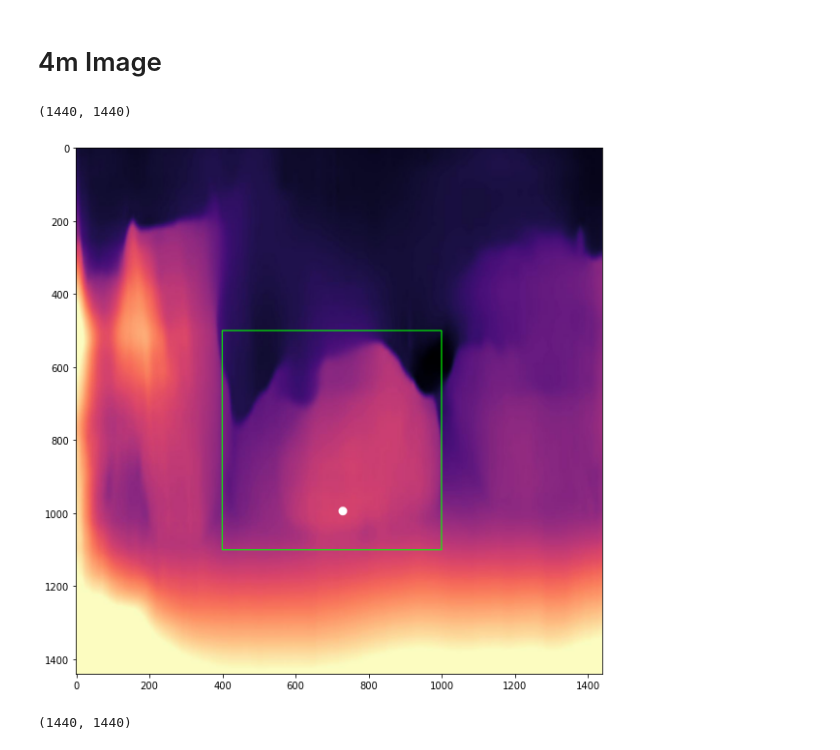
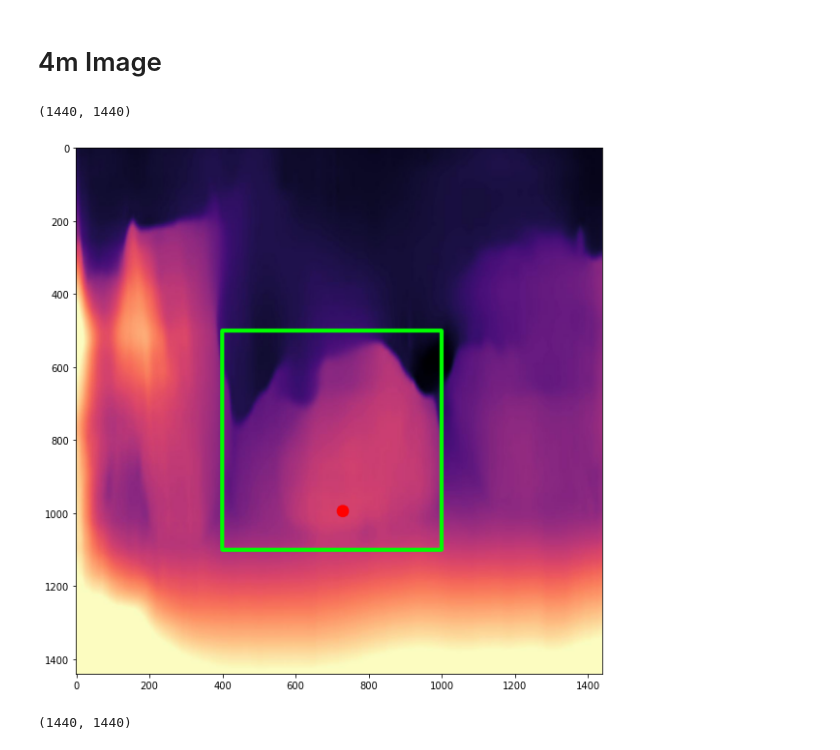
Before and after one commit to jhlee508/Colab, a Jupyter notebook: monodepth2_test.ipynb, the cells around one changed output. Drawn from its saved outputs; the diff is of its cells as text; code cells hidden in the pictures.

```diff
--- a/monodepth2_test.ipynb
+++ b/monodepth2_test.ipynb
@@ -116,23 +108,23 @@ Brightest Pixel Value: 0.15021245
 # %%
 depth_image_PIL = Image.open('/content/4m_disp.jpeg')
 
 # 이미지 크기 출력
 print(depth_image_PIL.size)
 
 pt1_1 = (400, 500)
 pt1_2 = (1000, 1100)
 
 box_image = np.array(depth_image_PIL)
-box_image = cv2.rectangle(box_image, pt1=pt1_1, pt2=pt1_2, color=(0,255,0), thickness=2)
-box_image = cv2.circle(box_image,(730, 994), 2, (255, 255, 255), 20)
+box_image = cv2.rectangle(box_image, pt1=pt1_1, pt2=pt1_2, color=(0,255,0), thickness=10)
+box_image = cv2.circle(box_image,(730, 994), 2, (255, 0, 0), 30)
 
 # 이미지 출력
 plt.figure(figsize=(12, 10))
 plt.imshow(box_image)
 plt.show()
 # %% [output]
 (1440, 1440)
-[figure, old version]
+[figure, new version]
 # %%
 np_val_4m = np.load('/content/np_val_4m.npy')
 np_val_4m.shape
```
Also changed, not shown: parts of 9 cells of this notebook.
